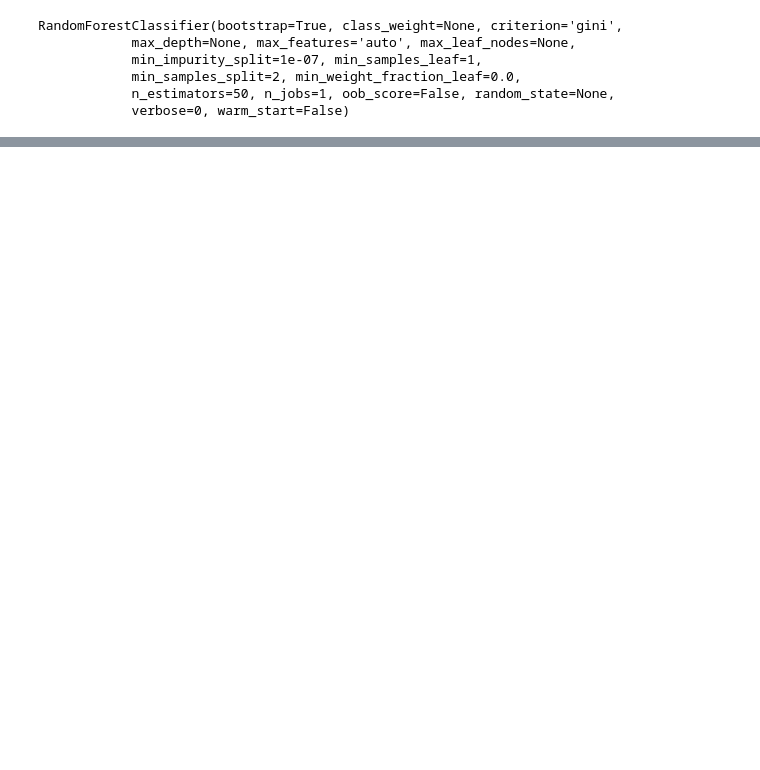
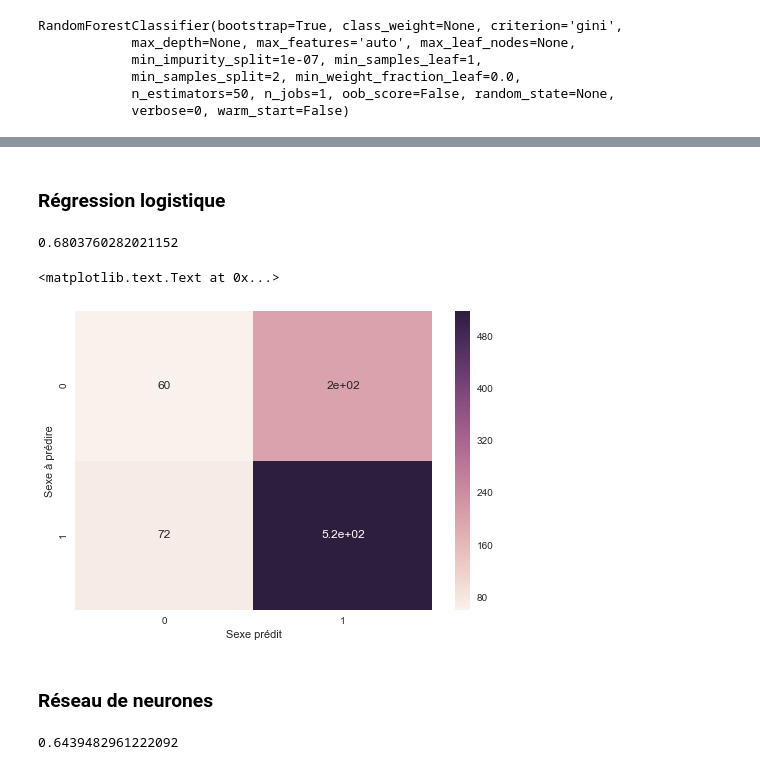
Before and after one commit to Maxime-Bergeat/ensae-python-2018, a Jupyter notebook: Code et notebooks/Analyse_Haikus_v1_20181106.ipynb, the cells around one changed output, grey strips where cells are left out. Drawn from its saved outputs; the diff is of its cells as text; code cells hidden in the pictures; blank space fills up the shorter version.

```diff
--- a/Code et notebooks/Analyse_Haikus_v1_20181106.ipynb
+++ b/Code et notebooks/Analyse_Haikus_v1_20181106.ipynb
@@ -189,12 +200,47 @@ plt.ylabel("Sexe à prédire")
+# %% [markdown]
+### Régression logistique
 # %%
 from sklearn.linear_model import LogisticRegression
 
 # Pénalité L1 standard pour des modèles de régression logistique quand données textuelles
-lreg = LogisticRegression(penalty= "l1")
+lreg = LogisticRegression(penalty= "l1",)
 
 # Entraînement modèle
-lreg.fit(X= dtm_train, y=fap[:2000])
+lreg.fit(X= feat_train, y=y_train)
 
 # Prédiction globale
-lreg.score(X=dtm_test, y=fap[2000:])
-print(time.asctime())
+lreg.score(X=feat_test, y=y_test)
+# %% [output]
+0.6803760282021152
+# %%
+y_pred = lreg.predict(feat_test)
+
+cnf_matrix = confusion_matrix(y_test, y_pred)
+
+import seaborn as sn
+import matplotlib.pyplot as plt
+
+matrice_a_tracer = pd.DataFrame(cnf_matrix)
+
+plt.figure()
+sn.heatmap(matrice_a_tracer, annot=True)
+plt.xlabel("Sexe prédit")
+plt.ylabel("Sexe à prédire")
+# %% [output]
+<matplotlib.text.Text at 0x...>
+[figure, added]
+# %% [markdown]
+### Réseau de neurones
+# %%
+## Réseau de neurones
+from sklearn.neural_network import MLPClassifier
+
+reseau_neur = MLPClassifier()
+
+# Entraînement modèle
+reseau_neur.fit(X=feat_train, y= y_train)
+
+# Prédiction globale
+reseau_neur.score(X=feat_test, y= y_test)
+# %% [output]
+0.6439482961222092
```
Also changed, not shown: parts of 35 cells of this notebook.
